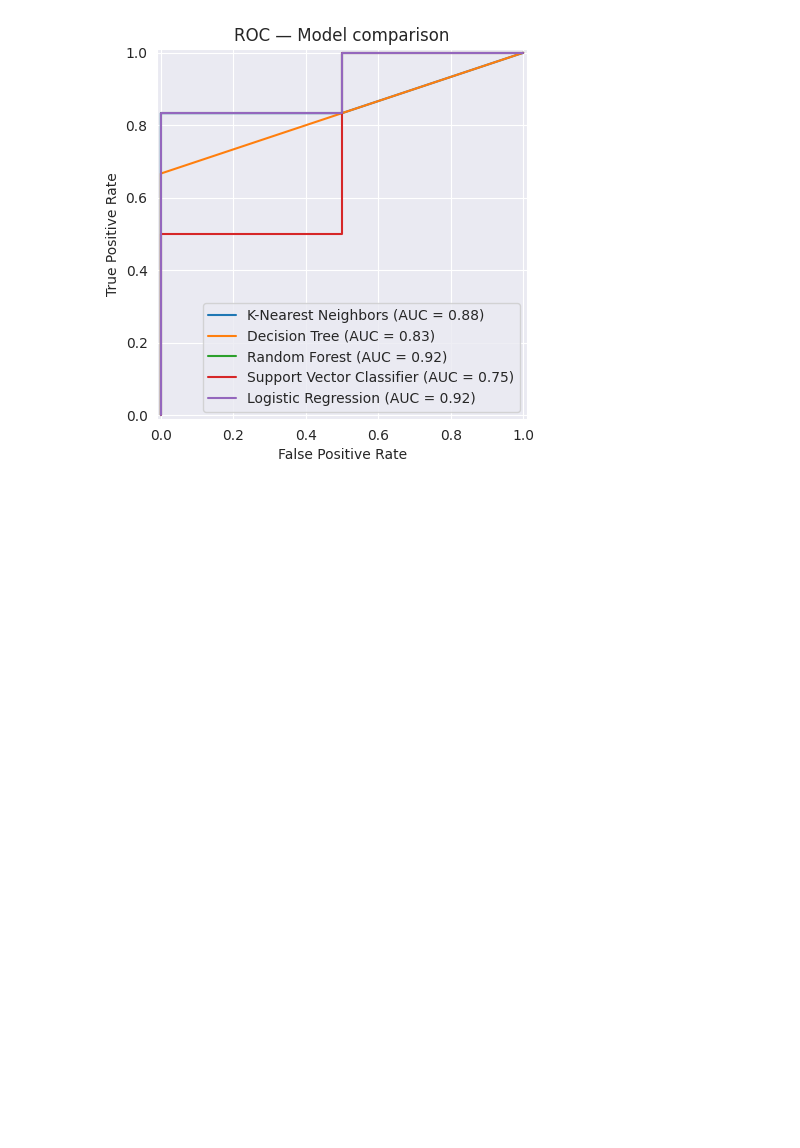
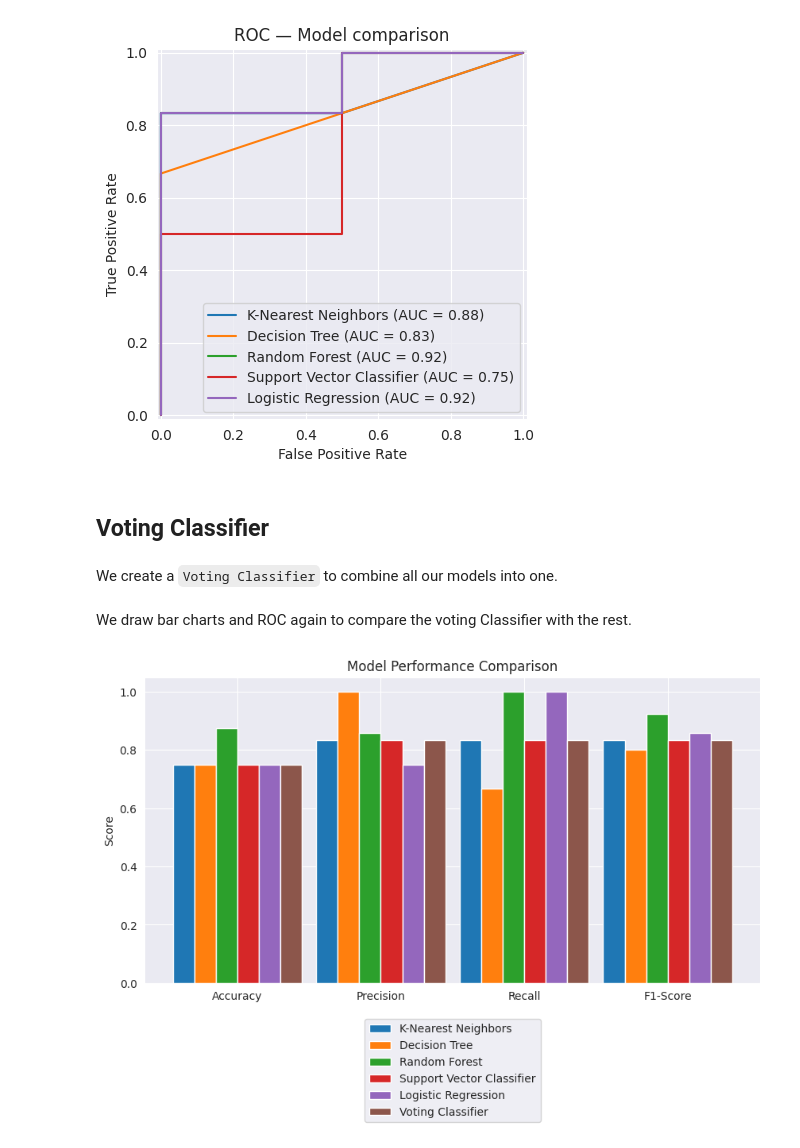
Before and after one commit to Vyien/AI_MED_Recruitment, a Jupyter notebook: Task/cardiomegaly.ipynb, the cells around one changed output. Cells and saved outputs as stored; diff of their text form; code cells hidden in the pictures; blank space fills up the shorter version.

Commit message:
Add Voting Classifier

```diff
--- a/Task/cardiomegaly.ipynb
+++ b/Task/cardiomegaly.ipynb
@@ -548,3 +549,56 @@ ax.legend(loc="lower right")
 plt.show()
 # %% [output]
 [figure]
+# %% [markdown]
+## Voting Classifier
+# %% [markdown]
+We create a `Voting Classifier` to combine all our models into one.
+# %%
+pipe_voting_final = Pipeline(steps=[
+    ("scaler", StandardScaler()),
+    ("model", VotingClassifier(
+        estimators=list(final_models.items()),
+        voting="soft"
+    ))
+])
+
+pipe_voting_final.fit(X_train, y_train)
+y_pred_voting = pipe_voting_final.predict(X_test)
+
+
+test_metrics["Voting Classifier"] ={
+    "Predict" : y_pred_voting,
+    "Accuracy": accuracy_score(y_test, y_pred_voting),
+    "Precision": precision_score(y_test, y_pred_voting),
+    "Recall": recall_score(y_test, y_pred_voting),
+    "F1-Score": f1_score(y_test, y_pred_voting)
+}
+
+final_models["Voting Classifier"] = pipe_voting_final
+# %% [markdown]
+We draw bar charts and ROC again to compare the voting Classifier with the rest.
+# %%
+models = list(test_metrics.keys())
+metrics = ["Accuracy", "Precision", "Recall", "F1-Score"]
+
+values = [[test_metrics[m][metric] for metric in metrics] for m in models]
+
+x = range(len(metrics))
+bar_width = 0.15
+
+plt.figure(figsize=(10, 5))
+for i, model in enumerate(models):
+    plt.bar(
+        [p + i * bar_width for p in x],
+        values[i],
+        width=bar_width,
+        label=model
+    )
+
+plt.xticks([p + bar_width * (len(models) - 1) / 2 for p in x], metrics)
+plt.ylabel("Score")
+plt.title("Model Performance Comparison")
+plt.legend(loc="upper center",  bbox_to_anchor=(0.5, -0.1))
+plt.show()
+# %% [output]
+[figure, added]
```
Also changed, not shown: parts of 3 cells of this notebook.
